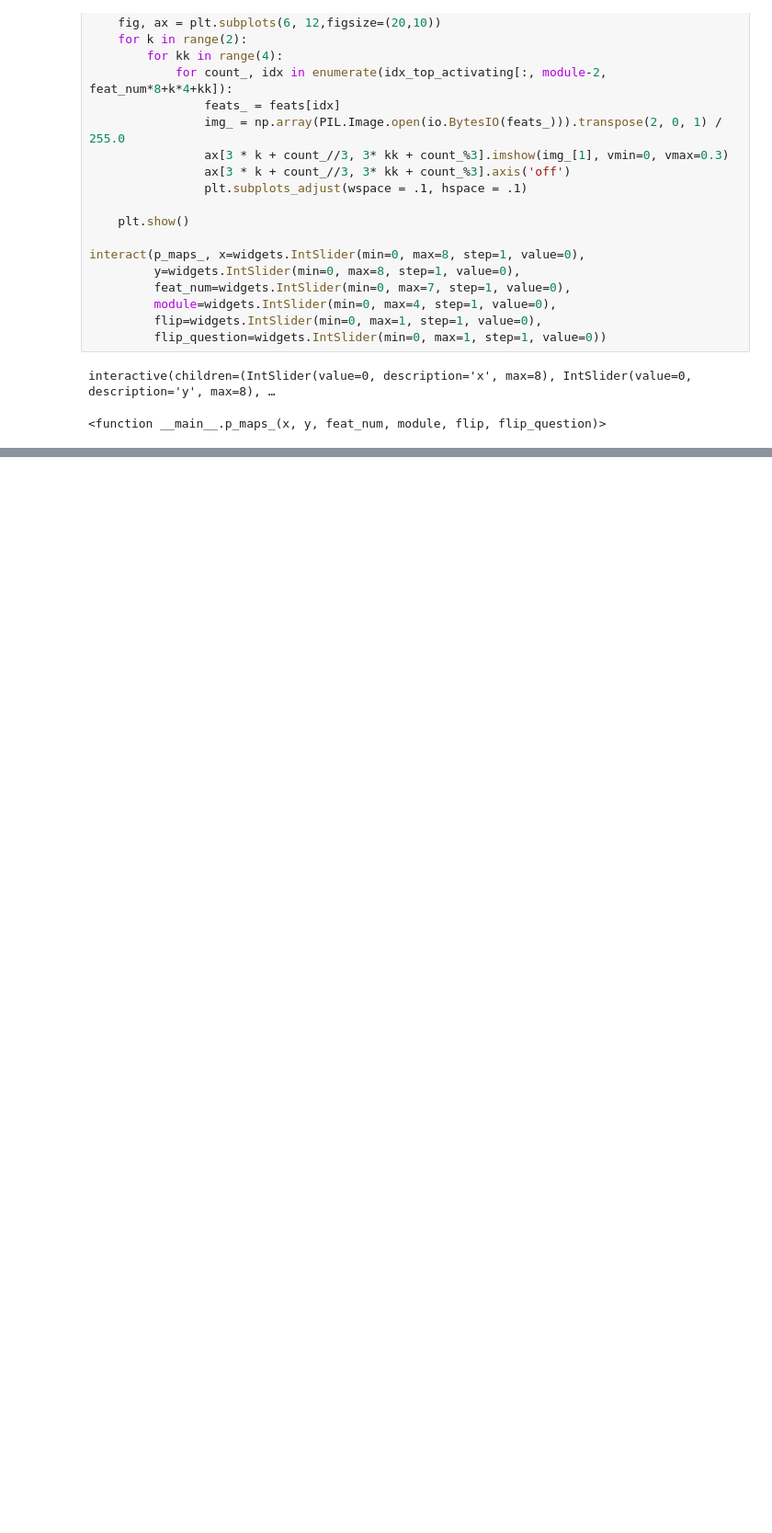
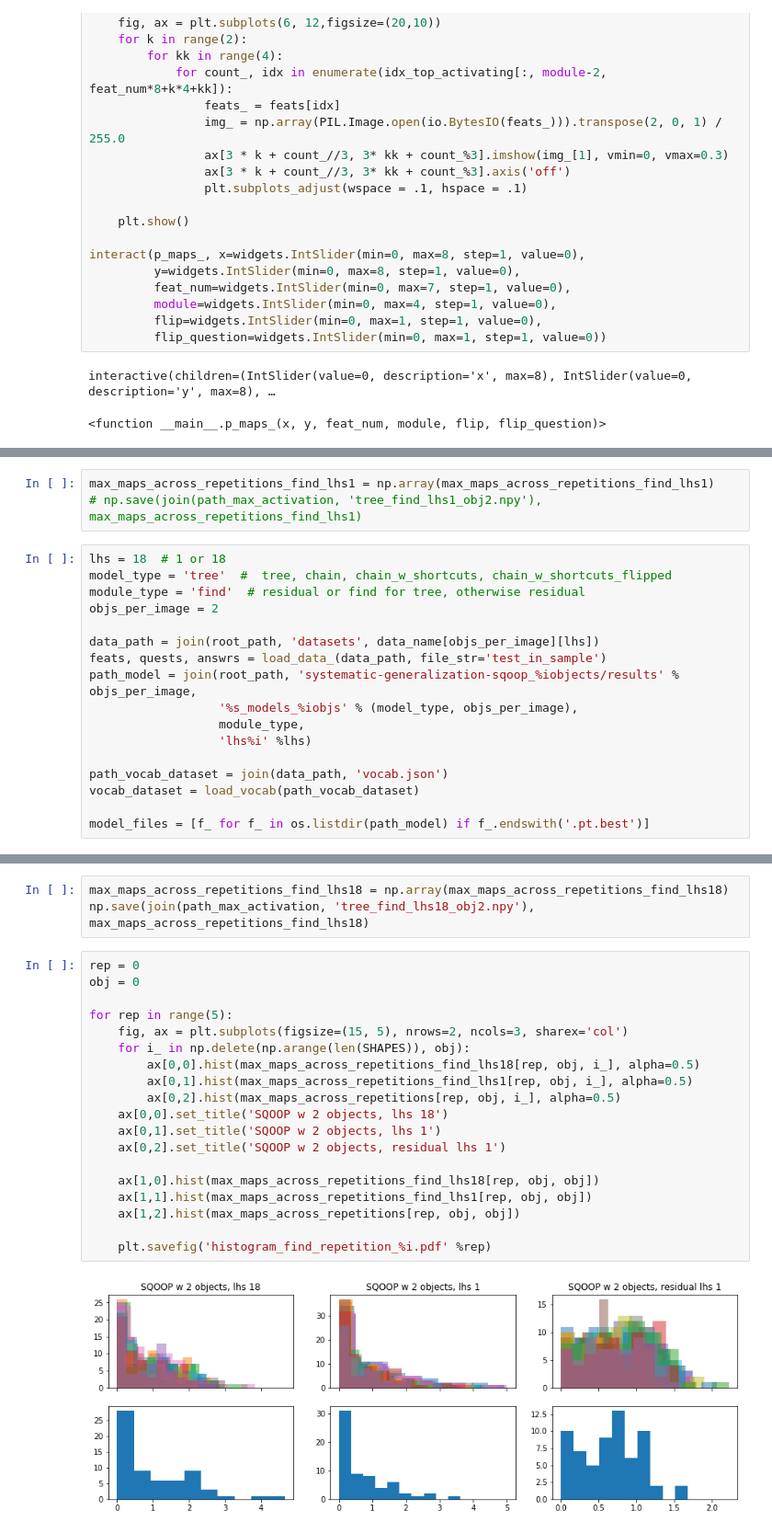
Before and after one commit to vanessadamario/understanding_reasoning, a Jupyter notebook: original_library/systematic-generalization-sqoop_2objects/scripts/notebooks/tree_activations.ipynb, the cells around one changed output, grey strips where cells are left out. Shown at 92% size. Cells and saved outputs as stored; diff of their text form; blank space fills up the shorter version.

```diff
--- a/original_library/systematic-generalization-sqoop_2objects/scripts/notebooks/tree_activations.ipynb
+++ b/original_library/systematic-generalization-sqoop_2objects/scripts/notebooks/tree_activations.ipynb
@@ -415,0 +863,20 @@ interactive(children=(IntSlider(value=0, description='x', max=8), IntSlider(valu
+# %%
+max_maps_across_repetitions_find_lhs1 = np.array(max_maps_across_repetitions_find_lhs1)
+# np.save(join(path_max_activation, 'tree_find_lhs1_obj2.npy'), max_maps_across_repetitions_find_lhs1)
+# %%
+lhs = 18  # 1 or 18
+model_type = 'tree'  #  tree, chain, chain_w_shortcuts, chain_w_shortcuts_flipped
+module_type = 'find'  # residual or find for tree, otherwise residual
+objs_per_image = 2
+
+data_path = join(root_path, 'datasets', data_name[objs_per_image][lhs])
+feats, quests, answrs = load_data_(data_path, file_str='test_in_sample')
+path_model = join(root_path, 'systematic-generalization-sqoop_%iobjects/results' % objs_per_image,
+                  '%s_models_%iobjs' % (model_type, objs_per_image),
+                  module_type,
+                  'lhs%i' %lhs)
+
+path_vocab_dataset = join(data_path, 'vocab.json')
+vocab_dataset = load_vocab(path_vocab_dataset)
+
+model_files = [f_ for f_ in os.listdir(path_model) if f_.endswith('.pt.best')]
@@ -415,0 +934,24 @@ interactive(children=(IntSlider(value=0, description='x', max=8), IntSlider(valu
+# %%
+max_maps_across_repetitions_find_lhs18 = np.array(max_maps_across_repetitions_find_lhs18)
+np.save(join(path_max_activation, 'tree_find_lhs18_obj2.npy'), max_maps_across_repetitions_find_lhs18)
+# %%
+rep = 0
+obj = 0
+
+for rep in range(5):
+    fig, ax = plt.subplots(figsize=(15, 5), nrows=2, ncols=3, sharex='col')
+    for i_ in np.delete(np.arange(len(SHAPES)), obj):
+        ax[0,0].hist(max_maps_across_repetitions_find_lhs18[rep, obj, i_], alpha=0.5)
+        ax[0,1].hist(max_maps_across_repetitions_find_lhs1[rep, obj, i_], alpha=0.5)
+        ax[0,2].hist(max_maps_across_repetitions[rep, obj, i_], alpha=0.5)
+    ax[0,0].set_title('SQOOP w 2 objects, lhs 18')
+    ax[0,1].set_title('SQOOP w 2 objects, lhs 1')
+    ax[0,2].set_title('SQOOP w 2 objects, residual lhs 1')
+
+    ax[1,0].hist(max_maps_across_repetitions_find_lhs18[rep, obj, obj])
+    ax[1,1].hist(max_maps_across_repetitions_find_lhs1[rep, obj, obj])
+    ax[1,2].hist(max_maps_across_repetitions[rep, obj, obj])
+
+    plt.savefig('histogram_find_repetition_%i.pdf' %rep)
+# %% [output]
+[figure, added]
```
Also changed, not shown: parts of 66 cells of this notebook.
